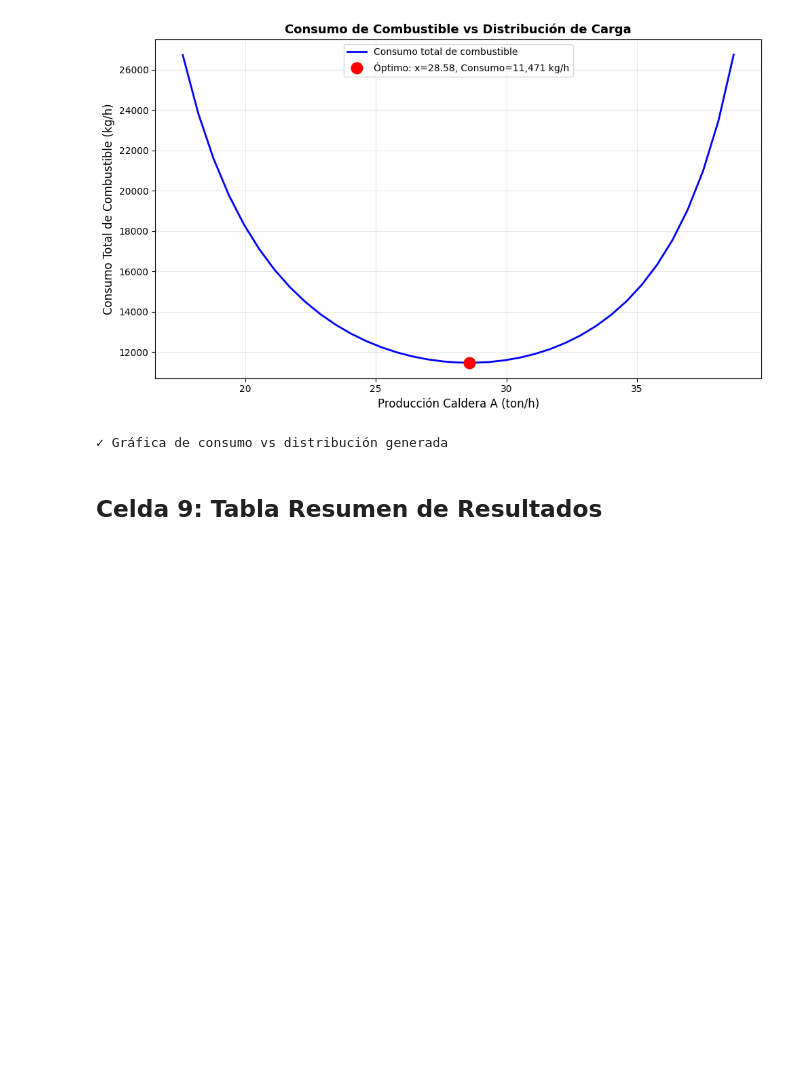
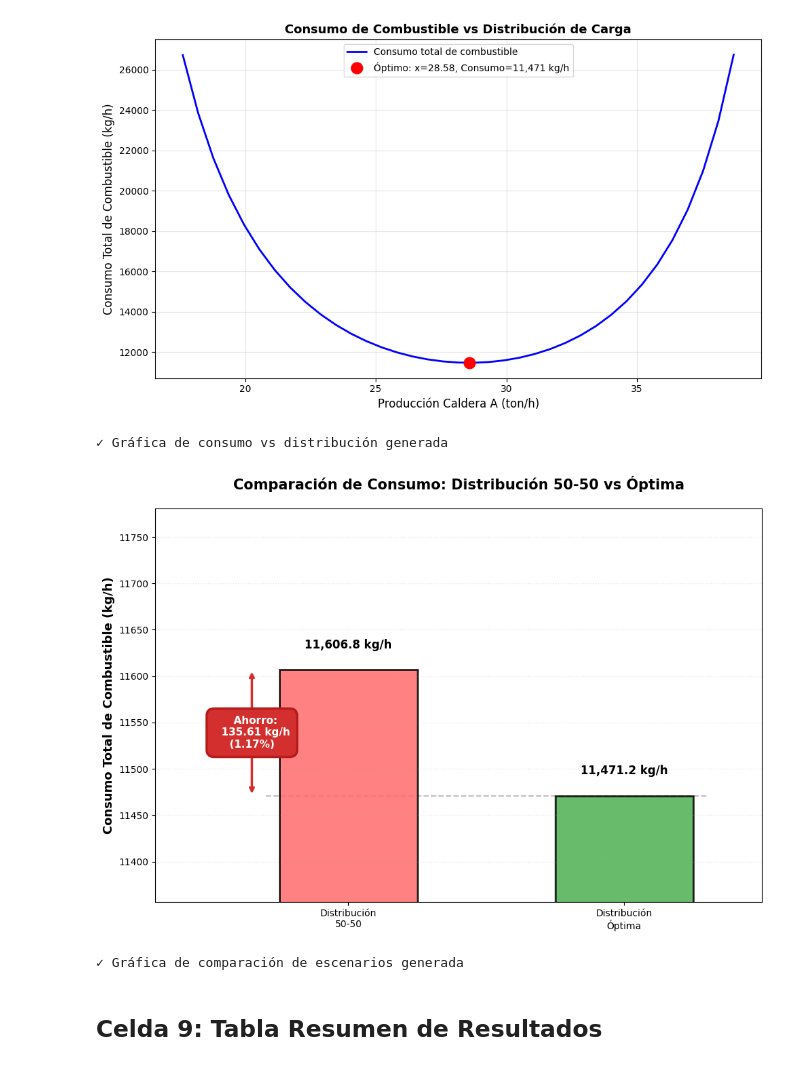
Before and after one commit to jrebull/AnaliticaPrescriptiva, a Jupyter notebook: MIAAD_PROGRA_Caso4_Rendimiento_Energetico.ipynb, the cells around one changed output. Saved outputs shown, nothing was run; the diff lists cells and outputs as text; code cells hidden in the pictures; blank space fills up the shorter version.

```diff
--- a/MIAAD_PROGRA_Caso4_Rendimiento_Energetico.ipynb
+++ b/MIAAD_PROGRA_Caso4_Rendimiento_Energetico.ipynb
@@ -529,6 +529,83 @@ if resultados_opt is not None:
 # %% [output]
 [figure]
 ✓ Gráfica de consumo vs distribución generada
+# %%
+# ============================================================================
+# CELDA ADICIONAL: Comparación Visual de Escenarios (Versión Limpia)
+# ============================================================================
+"""
+Gráfica de barras comparando el consumo entre distribución 50-50 y óptima
+"""
+
+if resultados_opt is not None:
+    # Calcular escenario 50-50
+    x_50 = 30
+    y_50 = 30
+    eta_A_50 = ETA_A_0 - ETA_A_1 * x_50**2
+    eta_B_50 = ETA_B_0 - ETA_B_1 * y_50**2
+    consumo_50_50 = (x_50 * 1000 * h) / (eta_A_50 * PCI) + (y_50 * 1000 * h) / (eta_B_50 * PCI)
+
+    # Crear figura
+    fig, ax = plt.subplots(figsize=(10, 7))
+
+    escenarios = ['Distribución\n50-50', 'Distribución\nÓptima']
+    consumos_comp = [consumo_50_50, consumo_total_opt]
+    colores = ['#FF6B6B', '#4CAF50']  # Rojo y verde más vivos
+
+    bars = ax.bar(escenarios, consumos_comp, color=colores,
+                   edgecolor='black', linewidth=2, width=0.5, alpha=0.85)
+
+    ax.set_ylabel('Consumo Total de Combustible (kg/h)',
+                   fontsize=13, fontweight='bold')
+    ax.set_title('Comparación de Consumo: Distribución 50-50 vs Óptima',
+                 fontsize=15, fontweight='bold', pad=20)
+    ax.grid(True, alpha=0.25, axis='y', linestyle=':', linewidth=1)
+
+    # Agregar valores sobre las barras
+    for i, (bar, consumo) in enumerate(zip(bars, consumos_comp)):
+        height = bar.get_height()
+        ax.text(bar.get_x() + bar.get_width()/2., height + 20,
+                f'{consumo:,.1f} kg/h',
+                ha='center', va='bottom', fontsize=12, fontweight='bold')
+
+    # Calcular ahorro
+    ahorro = consumo_50_50 - consumo_total_opt
+    ahorro_pct = (ahorro / consumo_50_50) * 100
+
+    # Dibujar líneas punteadas desde las barras
+    y_ref_50 = consumo_50_50
+    y_ref_opt = consumo_total_opt
+
+    # Línea horizontal en el nivel del óptimo
+    ax.hlines(y_ref_opt, -0.3, 1.3, colors='gray', linestyles='--',
+              linewidth=1.5, alpha=0.5, zorder=0)
+
+    # Flecha y texto de ahorro ARRIBA a la izquierda
+    ax.annotate('',
+                xy=(-0.35, y_ref_opt),
+                xytext=(-0.35, y_ref_50),
+                arrowprops=dict(arrowstyle='<->', color='#D32F2F', lw=2.5))
+
+    # Recuadro de ahorro completamente fuera
+    ax.text(-0.35, (y_ref_50 + y_ref_opt)/2,
+            f'  Ahorro:\n  {ahorro:.2f} kg/h\n  ({ahorro_pct:.2f}%)  ',
+            fontsize=11, color='white', fontweight='bold',
+            va='center', ha='center',
+            bbox=dict(boxstyle='round,pad=0.7', facecolor='#D32F2F',
+                     edgecolor='#B71C1C', linewidth=2.5))
+
+    # Ajustar límites
+    ax.set_xlim(-0.7, 1.5)
+    ax.set_ylim(min(consumos_comp) * 0.99, max(consumos_comp) * 1.015)
+
+    plt.tight_layout()
+    plt.savefig('comparacion_escenarios.png', dpi=300, bbox_inches='tight')
+    plt.show()
+
+    print("✓ Gráfica de comparación de escenarios generada")
+# %% [output]
+[figure, added]
+✓ Gráfica de comparación de escenarios generada
 # %% [markdown]
 ## Celda 9: Tabla Resumen de Resultados
 # %%
```
